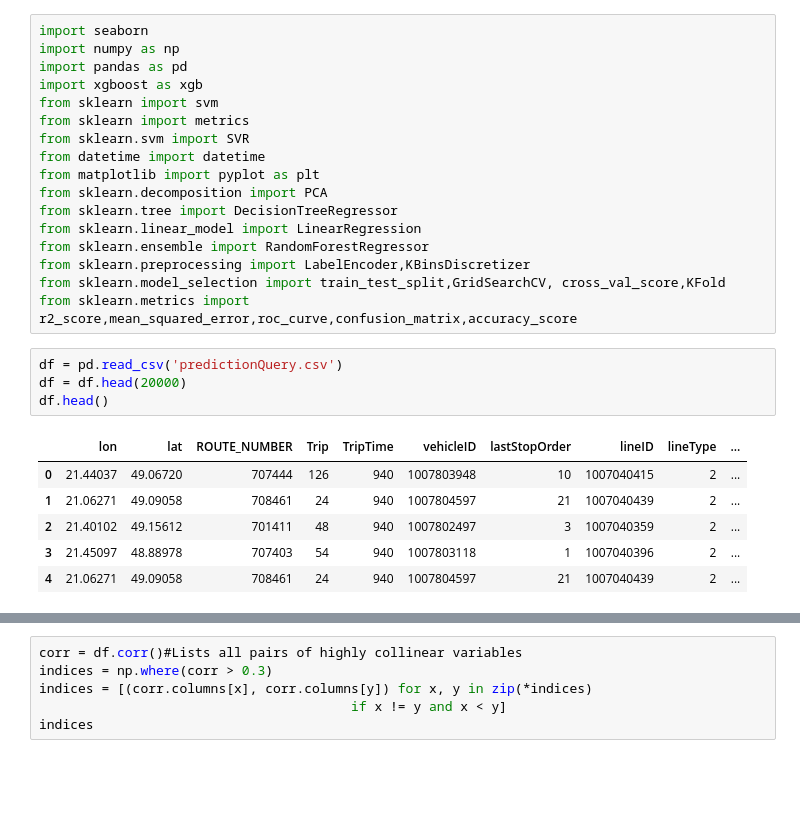
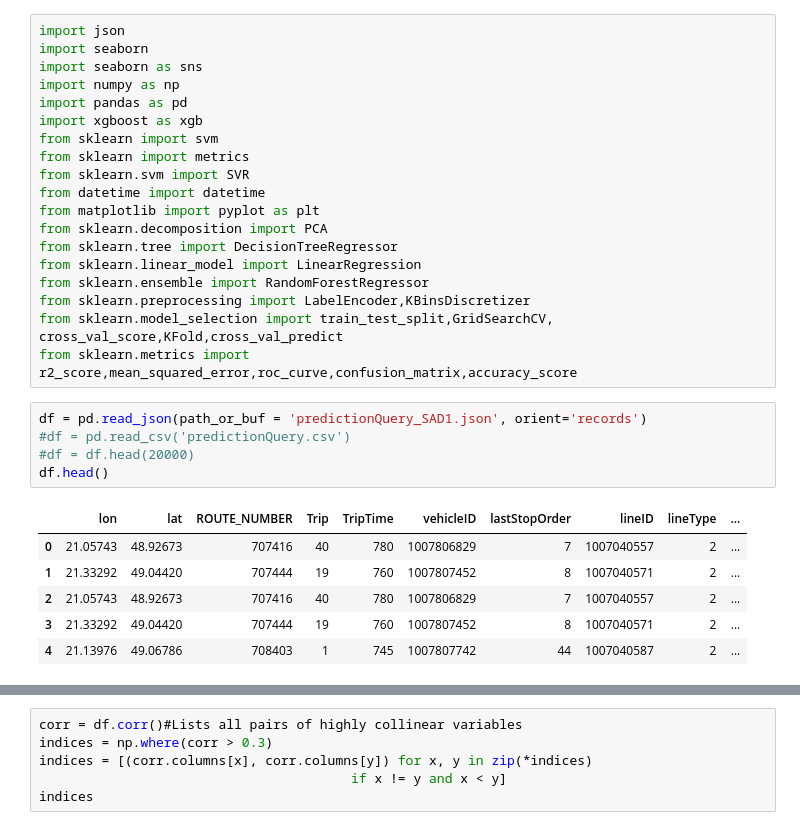
Before and after one commit to fire2124/Predictions_Diploma, a Jupyter notebook: Done_SadPrediction.ipynb, the cells around one changed output, grey strips where cells are left out. Drawn from its saved outputs; the diff is of its cells as text; blank space fills up the shorter version.

```diff
--- a/Done_SadPrediction.ipynb
+++ b/Done_SadPrediction.ipynb
@@ -1,5 +1,7 @@
 # %%
+import json
 import seaborn
+import seaborn as sns
 import numpy as np
 import pandas as pd
 import xgboost as xgb
@@ -13,16 +15,17 @@ from sklearn.tree import DecisionTreeRegressor
 from sklearn.linear_model import LinearRegression
 from sklearn.ensemble import RandomForestRegressor
 from sklearn.preprocessing import LabelEncoder,KBinsDiscretizer
-from sklearn.model_selection import train_test_split,GridSearchCV, cross_val_score,KFold
+from sklearn.model_selection import train_test_split,GridSearchCV, cross_val_score,KFold,cross_val_predict
 from sklearn.metrics import r2_score,mean_squared_error,roc_curve,confusion_matrix,accuracy_score
 # %%
-df = pd.read_csv('predictionQuery.csv')
-df = df.head(20000)
+df = pd.read_json(path_or_buf = 'predictionQuery_SAD1.json', orient='records')
+#df = pd.read_csv('predictionQuery.csv')
+#df = df.head(20000)
 df.head()
 # %% [output]
 |  | lon | lat | ROUTE_NUMBER | Trip | TripTime | vehicleID | lastStopOrder | lineID | lineType | ... |
-| 0 | 21.44037 | 49.06720 | 707444 | 126 | 940 | 1007803948 | 10 | 1007040415 | 2 | ... |
-| 1 | 21.06271 | 49.09058 | 708461 | 24 | 940 | 1007804597 | 21 | 1007040439 | 2 | ... |
-| 2 | 21.40102 | 49.15612 | 701411 | 48 | 940 | 1007802497 | 3 | 1007040359 | 2 | ... |
-| 3 | 21.45097 | 48.88978 | 707403 | 54 | 940 | 1007803118 | 1 | 1007040396 | 2 | ... |
-| 4 | 21.06271 | 49.09058 | 708461 | 24 | 940 | 1007804597 | 21 | 1007040439 | 2 | ... |
+| 0 | 21.05743 | 48.92673 | 707416 | 40 | 780 | 1007806829 | 7 | 1007040557 | 2 | ... |
+| 1 | 21.33292 | 49.04420 | 707444 | 19 | 760 | 1007807452 | 8 | 1007040571 | 2 | ... |
+| 2 | 21.05743 | 48.92673 | 707416 | 40 | 780 | 1007806829 | 7 | 1007040557 | 2 | ... |
+| 3 | 21.33292 | 49.04420 | 707444 | 19 | 760 | 1007807452 | 8 | 1007040571 | 2 | ... |
+| 4 | 21.13976 | 49.06786 | 708403 | 1 | 745 | 1007807742 | 44 | 1007040587 | 2 | ... |
```
Also changed, not shown: parts of 62 cells of this notebook, 24 other files.
